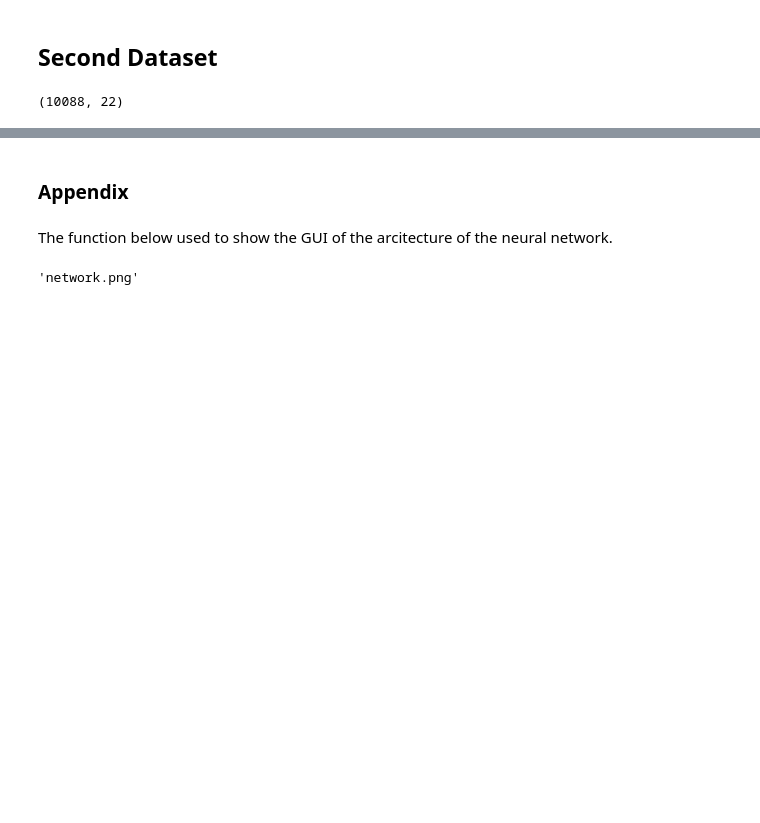
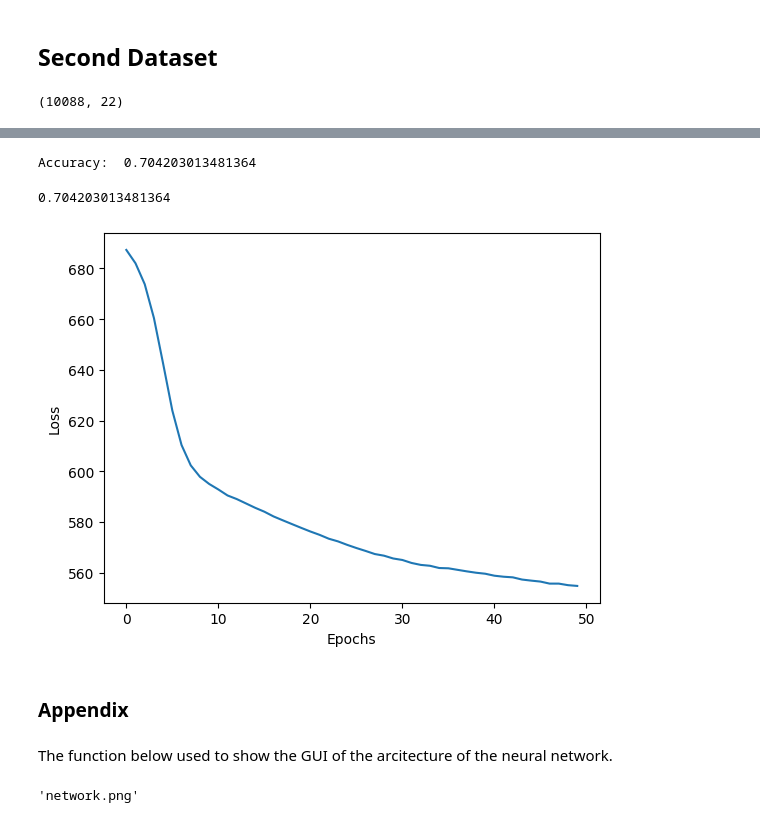
Before and after one commit to Snaseri2001/Machine-learning, a Jupyter notebook: Neural_Network_Scratsch/Neural_Network_Framework.ipynb, the cells around one changed output, grey strips where cells are left out. Drawn from its saved outputs; the diff is of its cells as text; code cells hidden in the pictures; blank space fills up the shorter version.

```diff
--- a/Neural_Network_Scratsch/Neural_Network_Framework.ipynb
+++ b/Neural_Network_Scratsch/Neural_Network_Framework.ipynb
@@ -394,0 +473,12 @@ plt.show()
+# %%
+net = Network(input_size=22)
+net.add(Layer(10, "relu"))
+net.add(Layer(15, "tanh"))
+net.add(Layer(10, "relu"))
+net.add(Layer(5, "sigmoid"))
+net.add(Layer(5, "sigmoid"))
+net.add(Layer(2, "relu"))
+net.setup()
+
+print(net.number_of_Learnabale_param)
+loss_list = net.SGD(X_train, y_train, epochs=50 , learning_rate=0.01, batch_size=10)
@@ -395,3 +503,15 @@ plt.show()
+# %%
+net.Test(X_test, y_test)
+# %% [output]
+Accuracy:  0.704203013481364
+0.704203013481364
+# %%
+plt.plot(loss_list)
+plt.xlabel("Epochs")
+plt.ylabel("Loss")
+plt.show()
+# %% [output]
+[figure, added]
 # %% [markdown]
 ### Appendix
 # %% [markdown]
```
Also changed, not shown: parts of 15 cells of this notebook.
